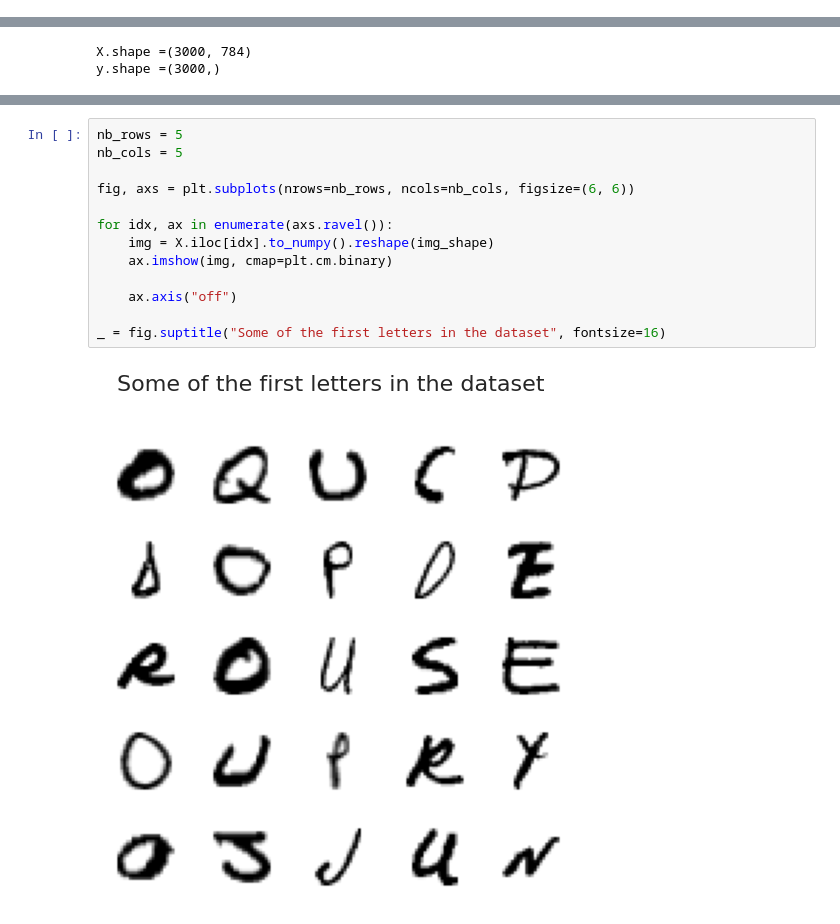
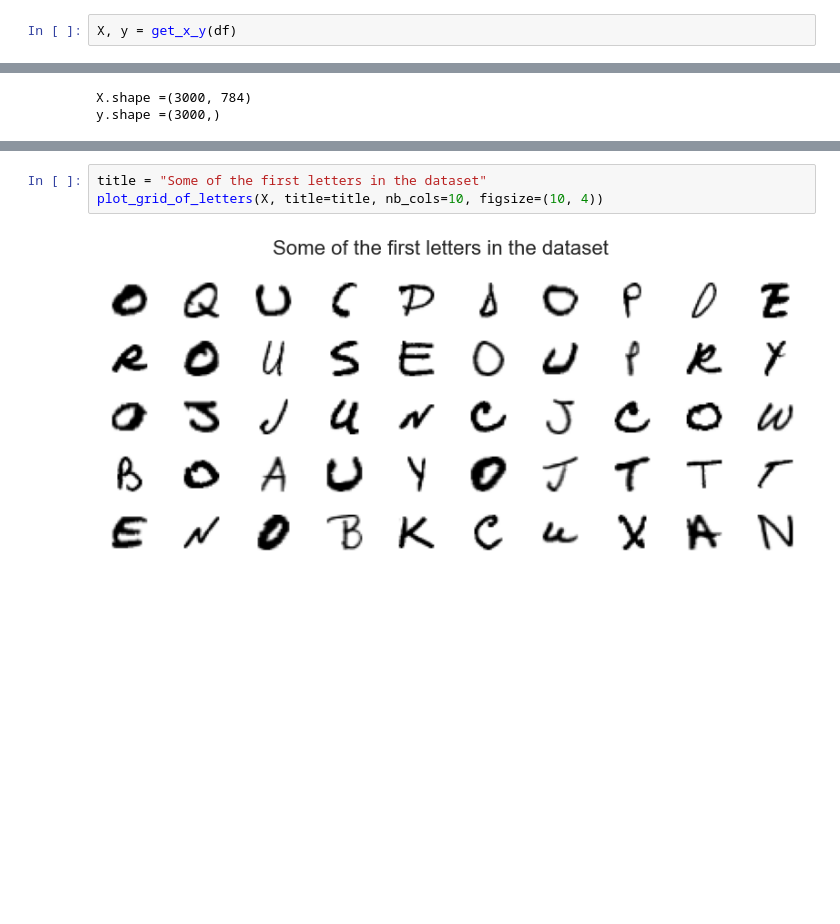
Before and after one commit to jExbrayat/recognize-handwritten-letters, a Jupyter notebook: notebooks/exploratory-analysis.ipynb, the cells around one changed output, grey strips where cells are left out. Saved outputs shown, nothing was run; the diff lists cells and outputs as text; blank space fills up the shorter version.

```diff
--- a/notebooks/exploratory-analysis.ipynb
+++ b/notebooks/exploratory-analysis.ipynb
@@ -22,3 +19,5 @@ y = df.iloc[:, 0]
+# %%
+X, y = get_x_y(df)
 # %%
 print(f"{X.shape =}\n{y.shape =}")
 # %% [output]
@@ -49,15 +38,5 @@ for i in range(5):
-# %%
-nb_rows = 5
-nb_cols = 5
-
-fig, axs = plt.subplots(nrows=nb_rows, ncols=nb_cols, figsize=(6, 6))
-
-for idx, ax in enumerate(axs.ravel()):
-    img = X.iloc[idx].to_numpy().reshape(img_shape)
-    ax.imshow(img, cmap=plt.cm.binary)
-
-    ax.axis("off")
-
-_ = fig.suptitle("Some of the first letters in the dataset", fontsize=16)
-# %% [output]
-[figure, removed]
+# %%
+title = "Some of the first letters in the dataset"
+plot_grid_of_letters(X, title=title, nb_cols=10, figsize=(10, 4))
+# %% [output]
+[figure, added]
```
Also changed, not shown: parts of 8 cells of this notebook, 2 other files.
